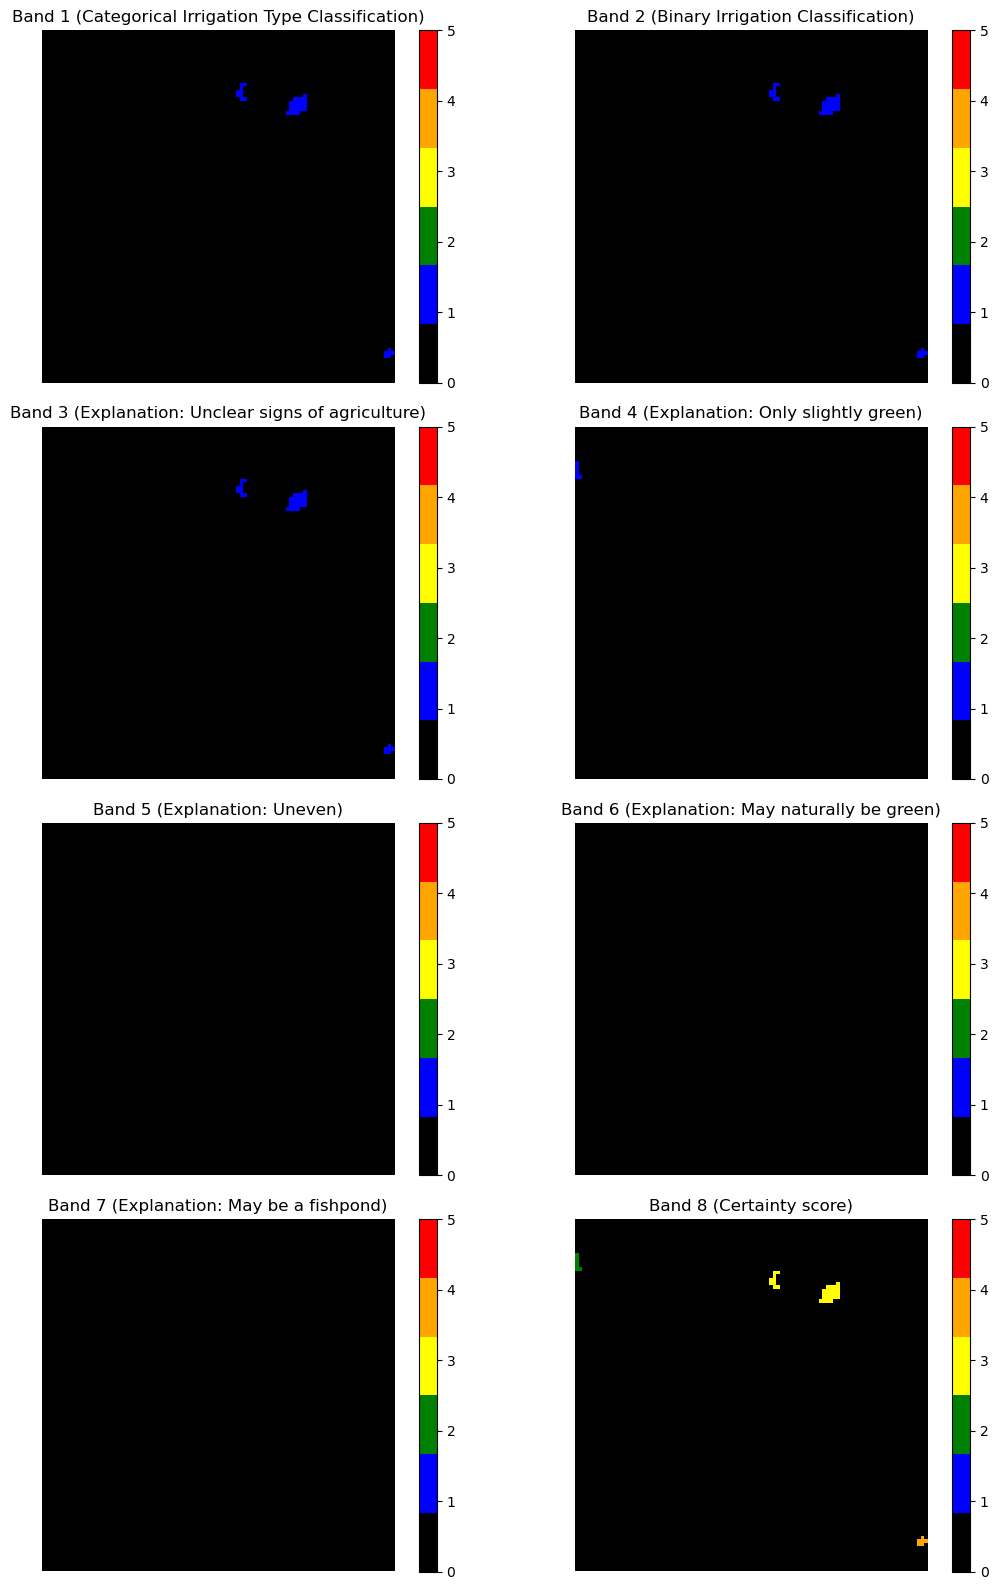
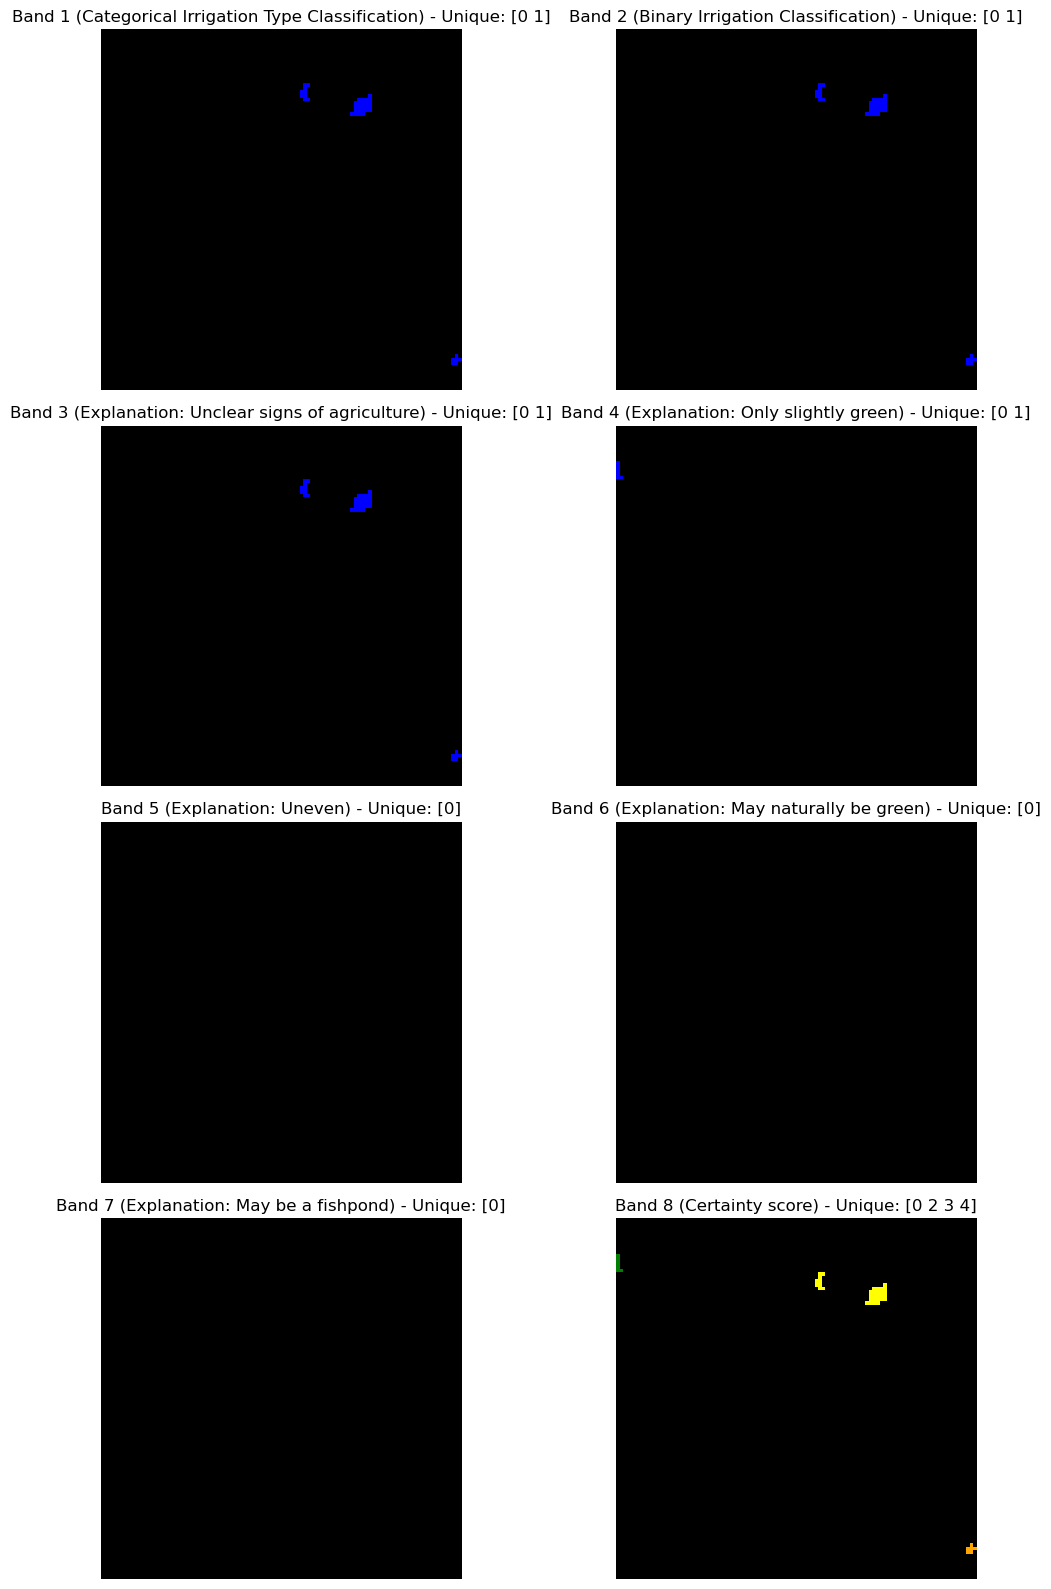
The notebook cell's code change between the first figure and the second:
--- before
+++ after
@@ -8,6 +8,6 @@
 cmap = ListedColormap(colors)
 
-# Load and reshape TIFF image
-with tifffile.TiffFile('../data/dataset/labels/114_5062566_2019.06.14_JL.tif') as tif:
+# Load TIF file
+with tifffile.TiffFile('../data/dataset/labels/' + FILE_NAME) as tif:
     image = tif.asarray()
 
@@ -35,9 +35,6 @@
     ax = axes[i]
     ax.imshow(image[i], cmap=cmap, vmin=0, vmax=len(colors) - 1)
-    im = ax.imshow(image[i], cmap=cmap, vmin=0, vmax=len(colors) - 1)
-    ax.set_title(f'Band {i + 1} ({band_dict[i+1]})', fontsize=12)
+    ax.set_title(f'Band {i + 1} ({band_dict[i+1]}) - Unique: {np.unique(image[i])}', fontsize=12)
     ax.axis('off')
-    cbar = fig.colorbar(im, ax=ax, fraction=0.046, pad=0.04, ticks=range(len(colors)))
-    cbar.ax.set_yticklabels([str(x) for x in range(len(colors))])
 
 plt.tight_layout()

Commit: Add description to label viz notebook